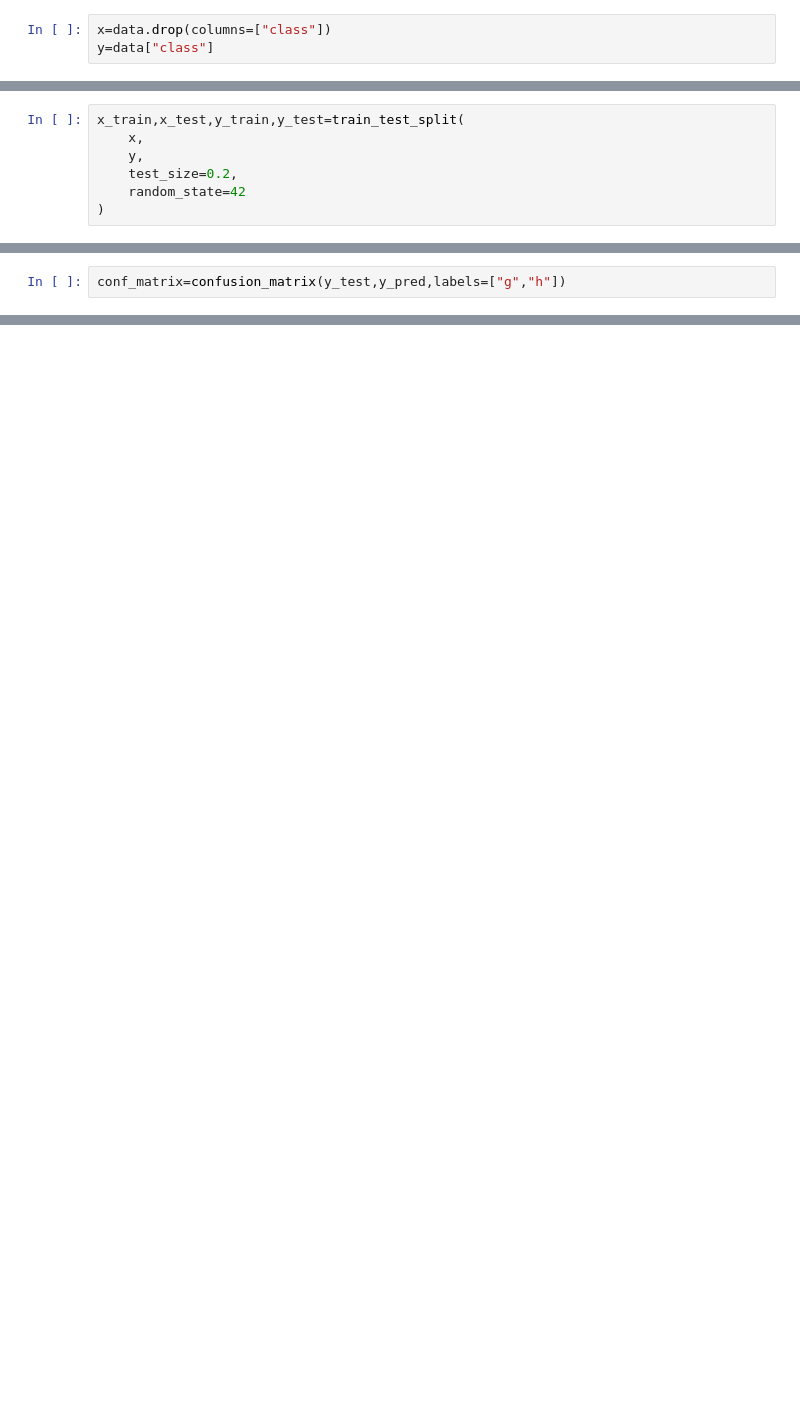
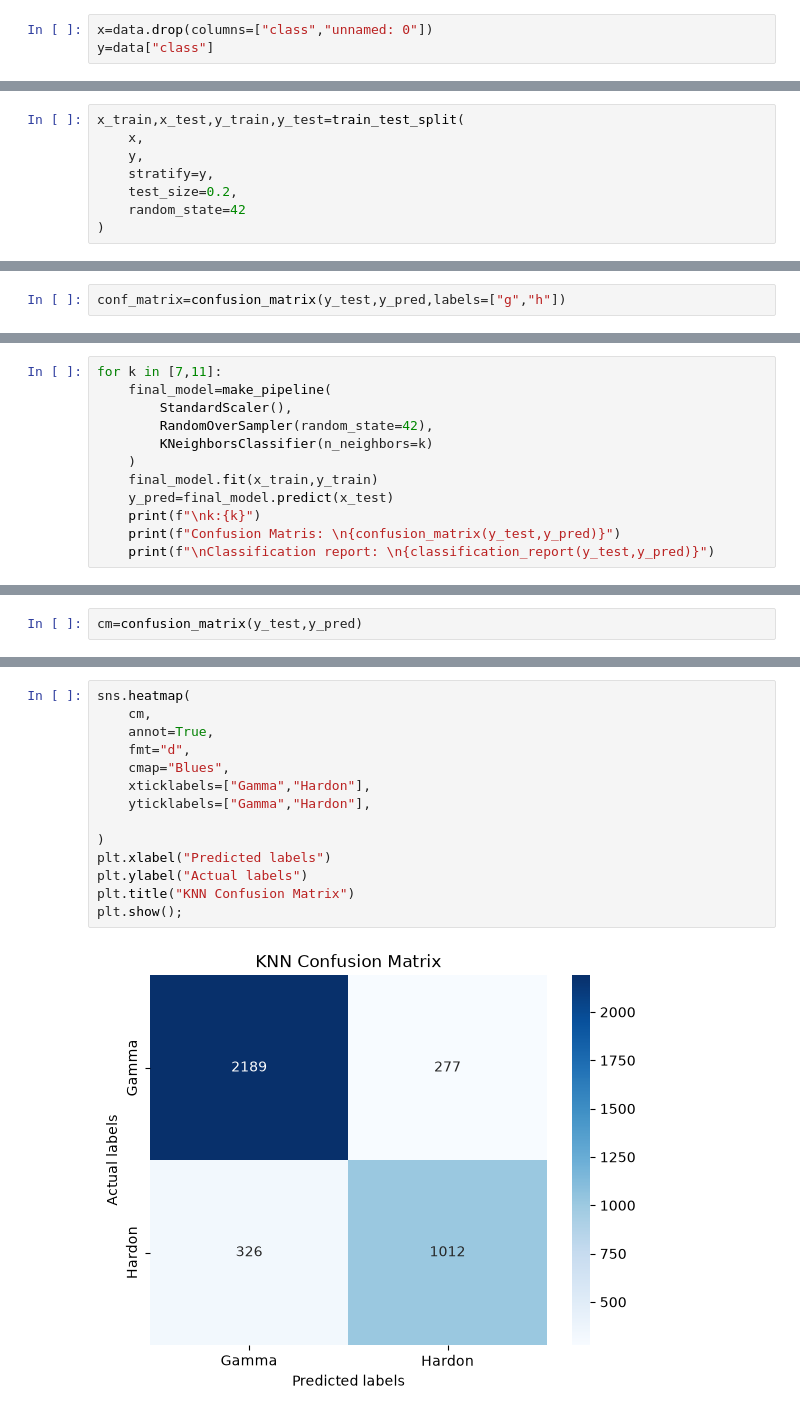
Before and after one commit to saravanakumar76285-crypto/KNN_practice, a Jupyter notebook: knn_project.ipynb, the cells around one changed output, grey strips where cells are left out. Cells and saved outputs as stored; diff of their text form; blank space fills up the shorter version.

```diff
--- a/knn_project.ipynb
+++ b/knn_project.ipynb
@@ -127,7 +129,7 @@ print(sum(data["class"]=="h"))
 # %% [output]
 6688
 # %%
-x=data.drop(columns=["class"])
+x=data.drop(columns=["class","unnamed: 0"])
 y=data["class"]
 # %%
 x.shape
@@ -141,6 +143,7 @@ y.shape
 x_train,x_test,y_train,y_test=train_test_split(
     x,
     y,
+    stratify=y,
     test_size=0.2,
     random_state=42
 )
@@ -234,0 +388,12 @@ F1 Score :97.88359788359789%
+# %%
+for k in [7,11]:
+    final_model=make_pipeline(
+        StandardScaler(),
+        RandomOverSampler(random_state=42),
+        KNeighborsClassifier(n_neighbors=k)
+    )
+    final_model.fit(x_train,y_train)
+    y_pred=final_model.predict(x_test)
+    print(f"\nk:{k}")
+    print(f"Confusion Matris: \n{confusion_matrix(y_test,y_pred)}")
+    print(f"\nClassification report: \n{classification_report(y_test,y_pred)}")
@@ -234,0 +418,2 @@ F1 Score :97.88359788359789%
+# %%
+cm=confusion_matrix(y_test,y_pred)
@@ -234,0 +427,16 @@ F1 Score :97.88359788359789%
+# %%
+sns.heatmap(
+    cm,
+    annot=True,
+    fmt="d",
+    cmap="Blues",
+    xticklabels=["Gamma","Hardon"],
+    yticklabels=["Gamma","Hardon"],
+
+)
+plt.xlabel("Predicted labels")
+plt.ylabel("Actual labels")
+plt.title("KNN Confusion Matrix")
+plt.show();
+# %% [output]
+[figure, added]
```
Also changed, not shown: parts of 28 cells of this notebook.
